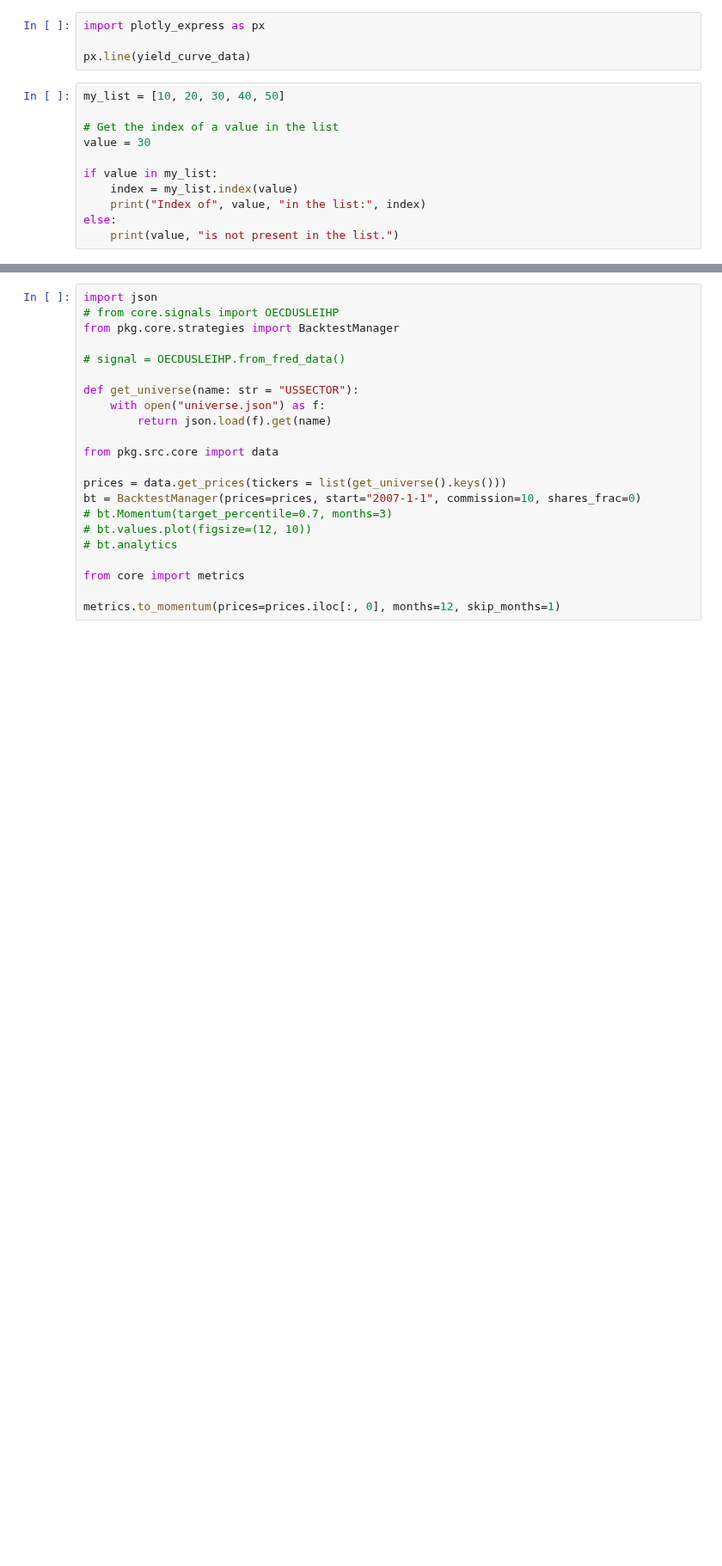
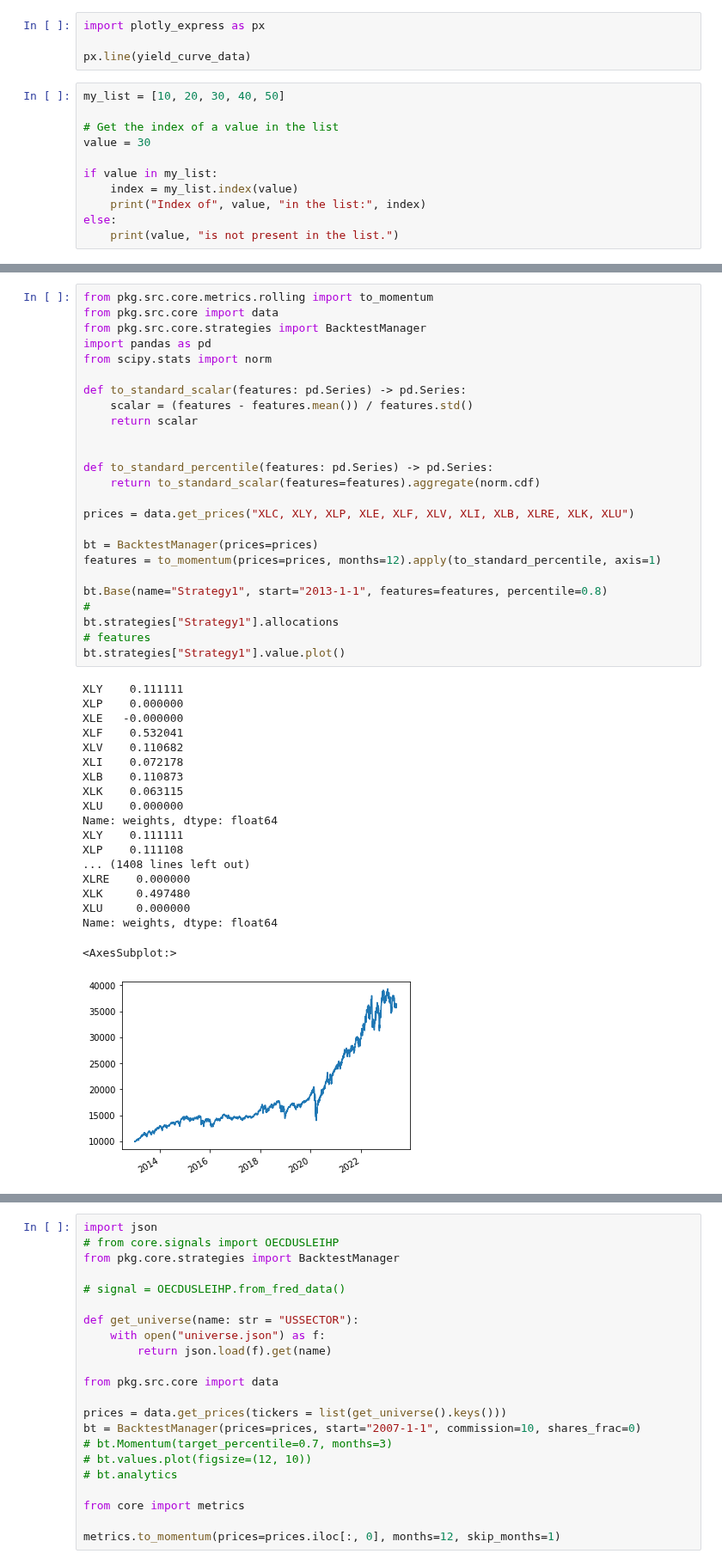
Before and after one commit to HTF1125/RobertLab, a Jupyter notebook: test.ipynb, the cells around one changed output, grey strips where cells are left out. Shown at 86% size. Drawn from its saved outputs; the diff is of its cells as text; blank space fills up the shorter version.

```diff
--- a/test.ipynb
+++ b/test.ipynb
@@ -78,0 +114,45 @@ metrics.to_hurst_exponent(vix.data.rolling(20).apply(metrics.to_momentum, kwargs
+# %%
+from pkg.src.core.metrics.rolling import to_momentum
+from pkg.src.core import data
+from pkg.src.core.strategies import BacktestManager
+import pandas as pd
+from scipy.stats import norm
+
+def to_standard_scalar(features: pd.Series) -> pd.Series:
+    scalar = (features - features.mean()) / features.std()
+    return scalar
+
+
+def to_standard_percentile(features: pd.Series) -> pd.Series:
+    return to_standard_scalar(features=features).aggregate(norm.cdf)
+
+prices = data.get_prices("XLC, XLY, XLP, XLE, XLF, XLV, XLI, XLB, XLRE, XLK, XLU")
+
+bt = BacktestManager(prices=prices)
+features = to_momentum(prices=prices, months=12).apply(to_standard_percentile, axis=1)
+
+bt.Base(name="Strategy1", start="2013-1-1", features=features, percentile=0.8)
+#
+bt.strategies["Strategy1"].allocations
+# features
+bt.strategies["Strategy1"].value.plot()
+# %% [output]
+XLY    0.111111
+XLP    0.000000
+XLE   -0.000000
+XLF    0.532041
+XLV    0.110682
+XLI    0.072178
+XLB    0.110873
+XLK    0.063115
+XLU    0.000000
+Name: weights, dtype: float64
+XLY    0.111111
+XLP    0.111108
+... (1408 lines left out)
+XLRE    0.000000
+XLK     0.497480
+XLU     0.000000
+Name: weights, dtype: float64
+<AxesSubplot:>
+[figure, added]
```
Also changed, not shown: parts of 14 cells of this notebook, 34 other files.
